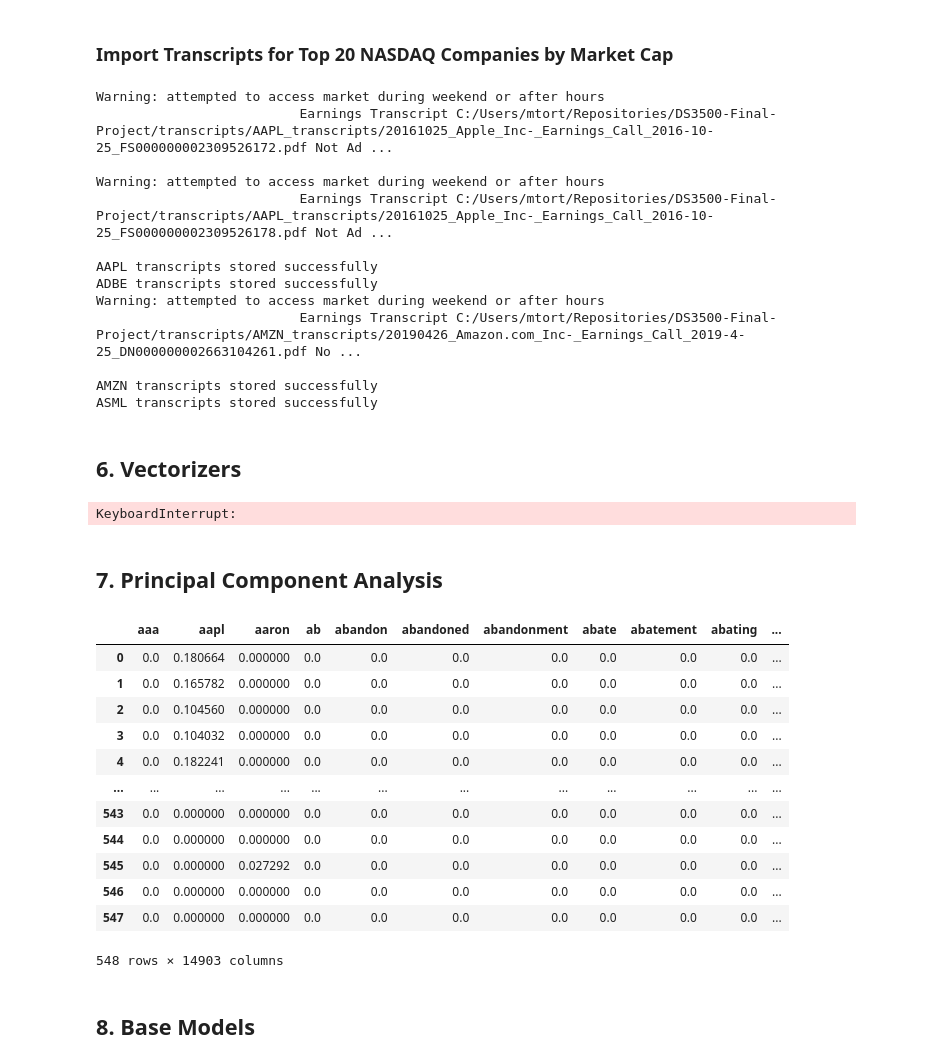
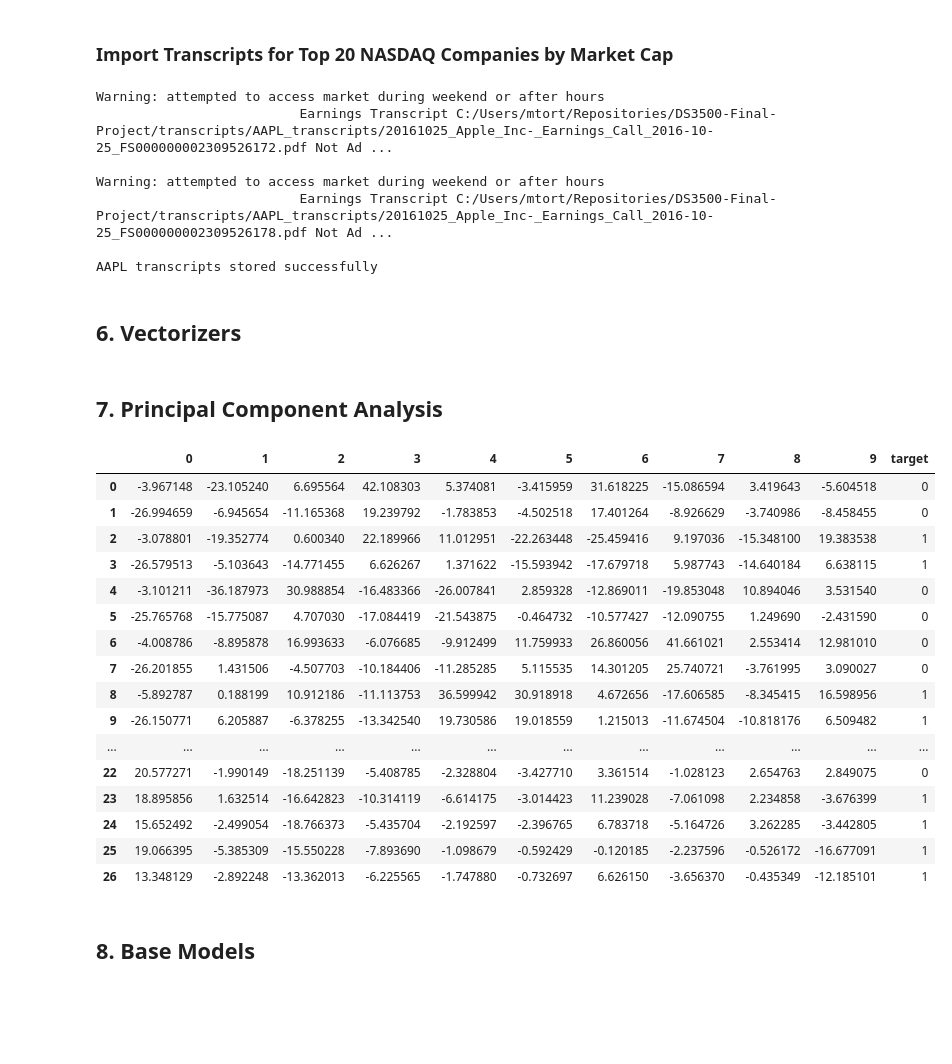
Before and after one commit to thexinyu/NLP-Stock-Price-Prediction-MATH4570, a Jupyter notebook: starbucks_demo.ipynb, the cells around one changed output. Cells and saved outputs as stored; diff of their text form; code cells hidden in the pictures; blank space fills up the shorter version.

```diff
--- a/starbucks_demo.ipynb
+++ b/starbucks_demo.ipynb
@@ -112,7 +112,7 @@ enter into terminal: jupyter notebook --NotebookApp.iopub_data_rate_limit=1.0e10
 # tickers = ['AAPL', 'ADBE', 'AMZN', 'ASML', 'AVGO', 'CMCSA', 'COST',  'CSCO', 'FB', 'GOOGL',
 #            'INTC', 'MSFT', 'NFLX', 'NVDA', 'PDD', 'PEP', 'PYPL', 'TMUS', 'TSLA', 'TXN']
 
-tickers = ['AAPL', 'ADBE', 'AMZN', 'ASML', 'AVGO']
+tickers = ['AAPL']
 #for quick running
 database = Database()
 db = database.store_data(tickers)
@@ -124,44 +124,40 @@ Warning: attempted to access market during weekend or after hours
                           Earnings Transcript C:/Users/mtort/Repositories/DS3500-Final-Project/transcripts/AAPL_transcripts/20161025_Apple_Inc-_Earnings_Call_2016-10-25_FS000000002309526178.pdf Not Ad ...
 
 AAPL transcripts stored successfully
-ADBE transcripts stored successfully
-Warning: attempted to access market during weekend or after hours
-                          Earnings Transcript C:/Users/mtort/Repositories/DS3500-Final-Project/transcripts/AMZN_transcripts/20190426_Amazon.com_Inc-_Earnings_Call_2019-4-25_DN000000002663104261.pdf No ...
-
-AMZN transcripts stored successfully
-ASML transcripts stored successfully
 # %% [markdown]
 ## 6. Vectorizers
 # %%
 from vector_and_pca import Vectorizer
 
-Creator = Vectorizer()
+Creator = Vectorizer(tickers)
 data, text = Creator.query_data()
 tfidf_df, bag_of_words = Creator.tfidf(text)
-# %% [output]
-KeyboardInterrupt:
 # %% [markdown]
 ## 7. Principal Component Analysis
 # %%
 data, text = Creator.query_data()
 tfidf_df, bag_of_words = Creator.tfidf(text)
 
-pca_df = Creator.pca_df(bag_of_words)
+pca_df = Creator.create_pca_df(bag_of_words)
 pca_df
 # %% [output]
-|  | aaa | aapl | aaron | ab | abandon | abandoned | abandonment | abate | abatement | abating | ... |
-| 0 | 0.0 | 0.180664 | 0.000000 | 0.0 | 0.0 | 0.0 | 0.0 | 0.0 | 0.0 | 0.0 | ... |
-| 1 | 0.0 | 0.165782 | 0.000000 | 0.0 | 0.0 | 0.0 | 0.0 | 0.0 | 0.0 | 0.0 | ... |
-| 2 | 0.0 | 0.104560 | 0.000000 | 0.0 | 0.0 | 0.0 | 0.0 | 0.0 | 0.0 | 0.0 | ... |
-| 3 | 0.0 | 0.104032 | 0.000000 | 0.0 | 0.0 | 0.0 | 0.0 | 0.0 | 0.0 | 0.0 | ... |
-| 4 | 0.0 | 0.182241 | 0.000000 | 0.0 | 0.0 | 0.0 | 0.0 | 0.0 | 0.0 | 0.0 | ... |
+|  | 0 | 1 | 2 | 3 | 4 | 5 | 6 | 7 | 8 | 9 | target |
+| 0 | -3.967148 | -23.105240 | 6.695564 | 42.108303 | 5.374081 | -3.415959 | 31.618225 | -15.086594 | 3.419643 | -5.604518 | 0 |
+| 1 | -26.994659 | -6.945654 | -11.165368 | 19.239792 | -1.783853 | -4.502518 | 17.401264 | -8.926629 | -3.740986 | -8.458455 | 0 |
+| 2 | -3.078801 | -19.352774 | 0.600340 | 22.189966 | 11.012951 | -22.263448 | -25.459416 | 9.197036 | -15.348100 | 19.383538 | 1 |
+| 3 | -26.579513 | -5.103643 | -14.771455 | 6.626267 | 1.371622 | -15.593942 | -17.679718 | 5.987743 | -14.640184 | 6.638115 | 1 |
+| 4 | -3.101211 | -36.187973 | 30.988854 | -16.483366 | -26.007841 | 2.859328 | -12.869011 | -19.853048 | 10.894046 | 3.531540 | 0 |
+| 5 | -25.765768 | -15.775087 | 4.707030 | -17.084419 | -21.543875 | -0.464732 | -10.577427 | -12.090755 | 1.249690 | -2.431590 | 0 |
+| 6 | -4.008786 | -8.895878 | 16.993633 | -6.076685 | -9.912499 | 11.759933 | 26.860056 | 41.661021 | 2.553414 | 12.981010 | 0 |
+| 7 | -26.201855 | 1.431506 | -4.507703 | -10.184406 | -11.285285 | 5.115535 | 14.301205 | 25.740721 | -3.761995 | 3.090027 | 0 |
+| 8 | -5.892787 | 0.188199 | 10.912186 | -11.113753 | 36.599942 | 30.918918 | 4.672656 | -17.606585 | -8.345415 | 16.598956 | 1 |
+| 9 | -26.150771 | 6.205887 | -6.378255 | -13.342540 | 19.730586 | 19.018559 | 1.215013 | -11.674504 | -10.818176 | 6.509482 | 1 |
 | ... | ... | ... | ... | ... | ... | ... | ... | ... | ... | ... | ... |
-| 543 | 0.0 | 0.000000 | 0.000000 | 0.0 | 0.0 | 0.0 | 0.0 | 0.0 | 0.0 | 0.0 | ... |
-| 544 | 0.0 | 0.000000 | 0.000000 | 0.0 | 0.0 | 0.0 | 0.0 | 0.0 | 0.0 | 0.0 | ... |
-| 545 | 0.0 | 0.000000 | 0.027292 | 0.0 | 0.0 | 0.0 | 0.0 | 0.0 | 0.0 | 0.0 | ... |
-| 546 | 0.0 | 0.000000 | 0.000000 | 0.0 | 0.0 | 0.0 | 0.0 | 0.0 | 0.0 | 0.0 | ... |
-| 547 | 0.0 | 0.000000 | 0.000000 | 0.0 | 0.0 | 0.0 | 0.0 | 0.0 | 0.0 | 0.0 | ... |
+| 22 | 20.577271 | -1.990149 | -18.251139 | -5.408785 | -2.328804 | -3.427710 | 3.361514 | -1.028123 | 2.654763 | 2.849075 | 0 |
+| 23 | 18.895856 | 1.632514 | -16.642823 | -10.314119 | -6.614175 | -3.014423 | 11.239028 | -7.061098 | 2.234858 | -3.676399 | 1 |
+| 24 | 15.652492 | -2.499054 | -18.766373 | -5.435704 | -2.192597 | -2.396765 | 6.783718 | -5.164726 | 3.262285 | -3.442805 | 1 |
+| 25 | 19.066395 | -5.385309 | -15.550228 | -7.893690 | -1.098679 | -0.592429 | -0.120185 | -2.237596 | -0.526172 | -16.677091 | 1 |
+| 26 | 13.348129 | -2.892248 | -13.362013 | -6.225565 | -1.747880 | -0.732697 | 6.626150 | -3.656370 | -0.435349 | -12.185101 | 1 |
-548 rows × 14903 columns
 # %% [markdown]
 ## 8. Base Models
 # %%
```
Also changed, not shown: parts of 10 cells of this notebook, 2 other files.
